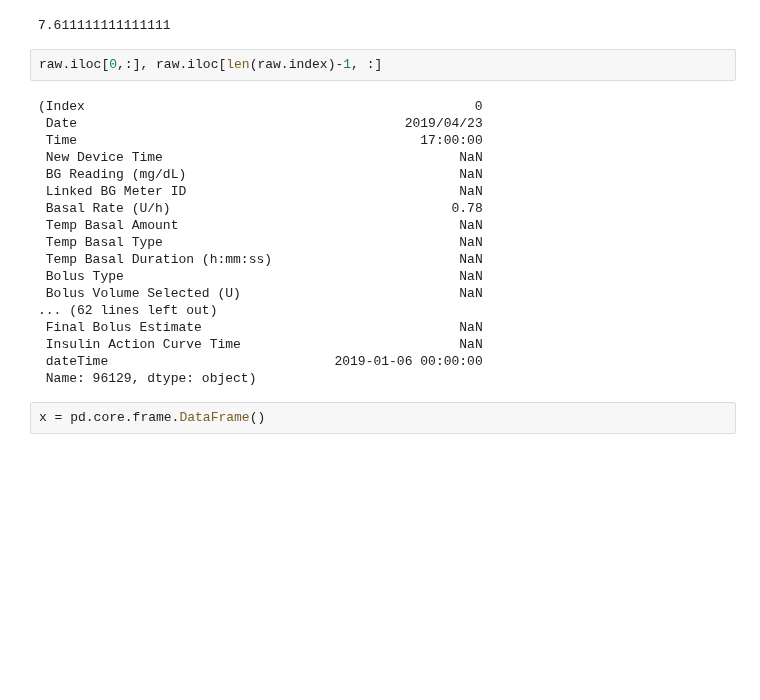
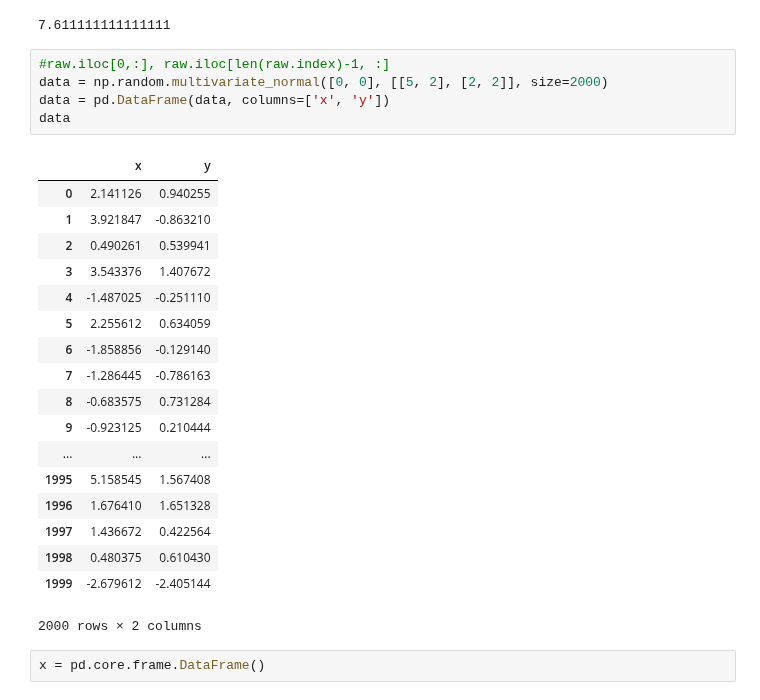
Before and after one commit to gmagannaDevelop/DiabManager, a Jupyter notebook: Carelink.ipynb, the cells around one changed output. Drawn from its saved outputs; the diff is of its cells as text; blank space fills up the shorter version.

```diff
--- a/Carelink.ipynb
+++ b/Carelink.ipynb
@@ -319,26 +370,30 @@ glucosas.mean(), glucosas.std()
 raw['BWZ Estimate (U)'].count()/90
 # %% [output]
 7.611111111111111
-# %%
-raw.iloc[0,:], raw.iloc[len(raw.index)-1, :]
-# %% [output]
-(Index                                                  0
- Date                                          2019/04/23
- Time                                            17:00:00
- New Device Time                                      NaN
- BG Reading (mg/dL)                                   NaN
- Linked BG Meter ID                                   NaN
- Basal Rate (U/h)                                    0.78
- Temp Basal Amount                                    NaN
- Temp Basal Type                                      NaN
- Temp Basal Duration (h:mm:ss)                        NaN
- Bolus Type                                           NaN
- Bolus Volume Selected (U)                            NaN
-... (62 lines left out)
- Final Bolus Estimate                                 NaN
- Insulin Action Curve Time                            NaN
- dateTime                             2019-01-06 00:00:00
- Name: 96129, dtype: object)
+# %%
+#raw.iloc[0,:], raw.iloc[len(raw.index)-1, :]
+data = np.random.multivariate_normal([0, 0], [[5, 2], [2, 2]], size=2000)
+data = pd.DataFrame(data, columns=['x', 'y'])
+data
+# %% [output]
+|  | x | y |
+| 0 | 2.141126 | 0.940255 |
+| 1 | 3.921847 | -0.863210 |
+| 2 | 0.490261 | 0.539941 |
+| 3 | 3.543376 | 1.407672 |
+| 4 | -1.487025 | -0.251110 |
+| 5 | 2.255612 | 0.634059 |
+| 6 | -1.858856 | -0.129140 |
+| 7 | -1.286445 | -0.786163 |
+| 8 | -0.683575 | 0.731284 |
+| 9 | -0.923125 | 0.210444 |
+| ... | ... | ... |
+| 1995 | 5.158545 | 1.567408 |
+| 1996 | 1.676410 | 1.651328 |
+| 1997 | 1.436672 | 0.422564 |
+| 1998 | 0.480375 | 0.610430 |
+| 1999 | -2.679612 | -2.405144 |
+2000 rows × 2 columns
 # %%
 x = pd.core.frame.DataFrame()
 # %%
```
Also changed, not shown: parts of 18 cells of this notebook, 1 other file.
